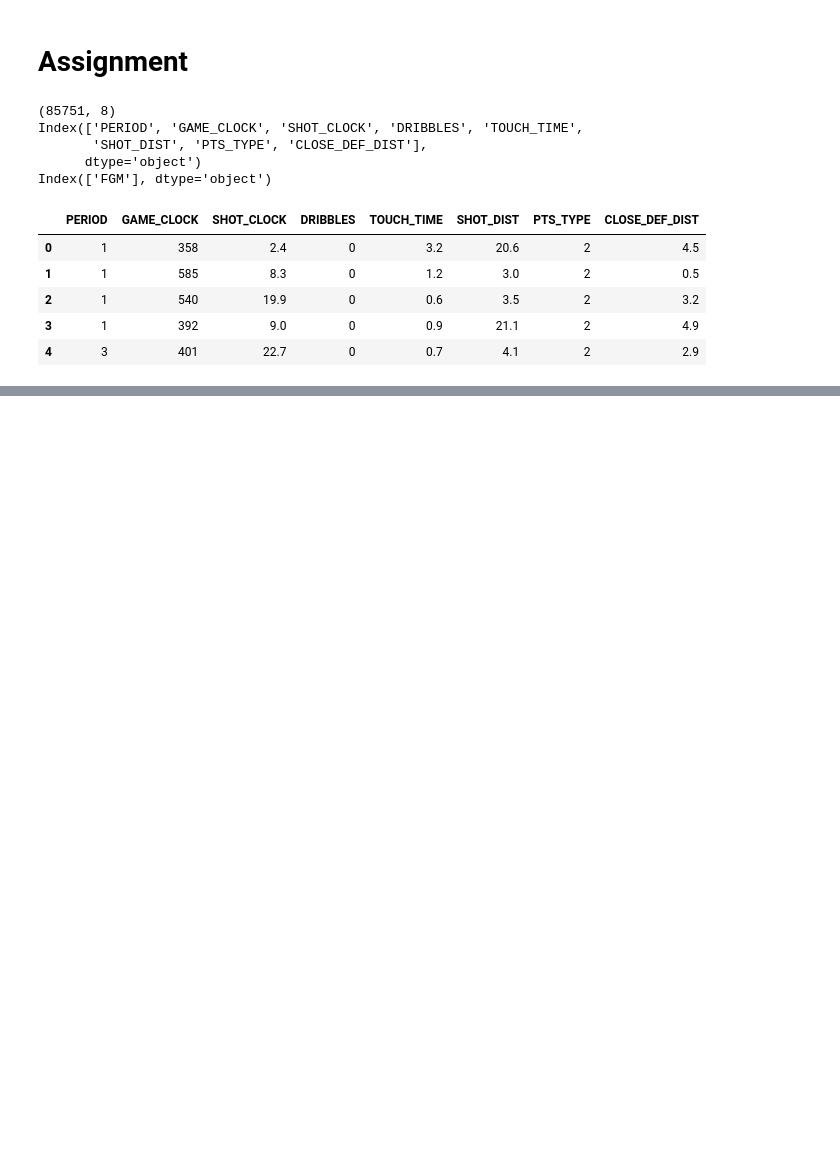
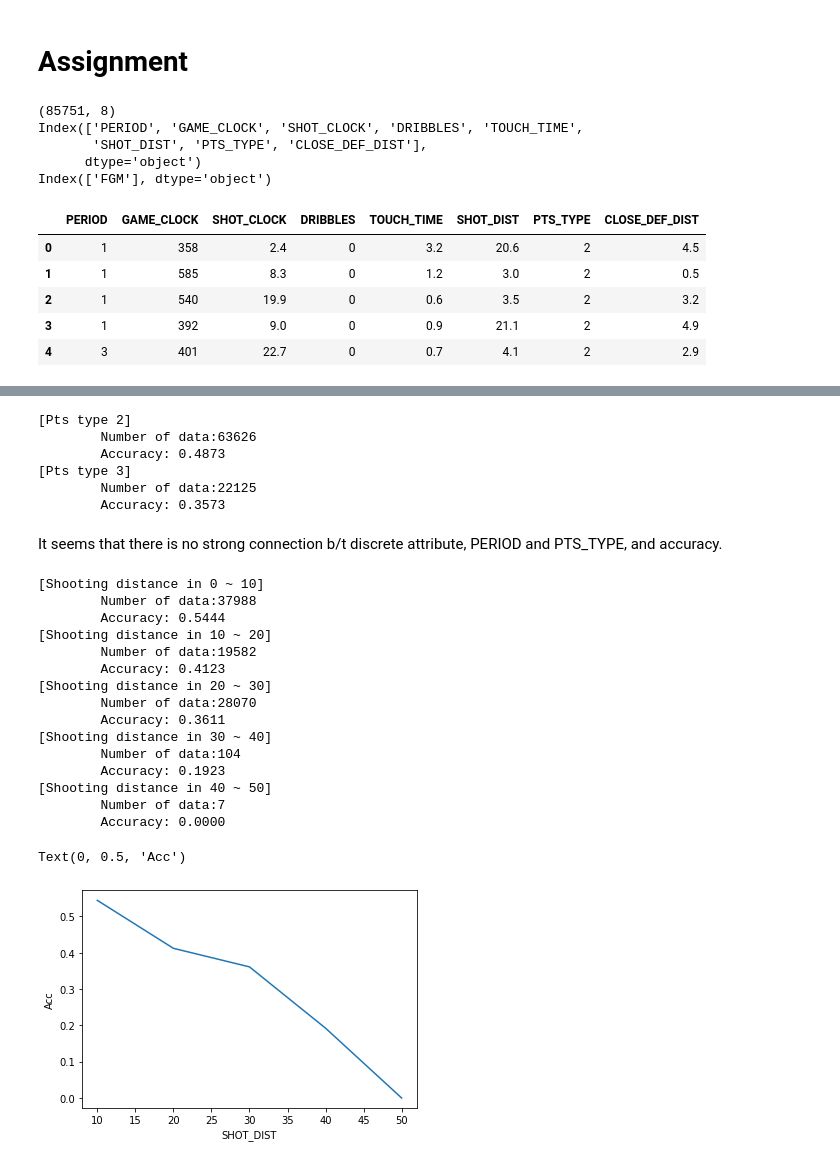
Before and after one commit to chengche6230/Deep-Learning-Course, a Jupyter notebook: Lab05/Lab05_110065512.ipynb, the cells around one changed output, grey strips where cells are left out. Drawn from its saved outputs; the diff is of its cells as text; code cells hidden in the pictures; blank space fills up the shorter version.

```diff
--- a/Lab05/Lab05_110065512.ipynb
+++ b/Lab05/Lab05_110065512.ipynb
@@ -26,0 +75,8 @@ Index(['FGM'], dtype='object')
+# %%
+# Check the numerical relation b/t period and shooting accuracy
+
+for i in range(1, 8):
+    tmp = np.where(X['PERIOD']==i)
+    print(f"[Period {i}]")
+    print(f"\tNumber of data:{len(tmp[0])}")
+    print(f"\tAccuracy: {np.sum(y.values[tmp[0]])/len(tmp[0]):.4f}")
@@ -26,0 +101,49 @@ Index(['FGM'], dtype='object')
+# %%
+# Check the numerical relation b/t point type and shooting accuracy
+
+for i in range(2, 4):
+    tmp = np.where(X['PTS_TYPE']==i)
+    print(f"[Pts type {i}]")
+    print(f"\tNumber of data:{len(tmp[0])}")
+    print(f"\tAccuracy: {np.sum(y.values[tmp[0]])/len(tmp[0]):.4f}")
+# %% [output]
+[Pts type 2]
+        Number of data:63626
+        Accuracy: 0.4873
+[Pts type 3]
+        Number of data:22125
+        Accuracy: 0.3573
+# %% [markdown]
+It seems that there is no strong connection b/t discrete attribute, PERIOD and PTS_TYPE, and accuracy.
+# %%
+# Check the numerical relation b/t SHOT_DIST and acc.
+acc=[]
+
+for i in range(5):
+    tmp = np.where((X['SHOT_DIST'] >= 10 * i) & (X['SHOT_DIST'] < 10 * (i + 1)))
+    acc.append(np.sum(y.values[tmp[0]])/len(tmp[0]))
+    print(f"[Shooting distance in {10 * i} ~ {10 * (i + 1)}]")
+    print(f"\tNumber of data:{len(tmp[0])}")
+    print(f"\tAccuracy: {acc[len(acc)-1]:.4f}")
+
+plt.plot(range(10, 60, 10), acc)
+plt.xlabel("SHOT_DIST")
+plt.ylabel("Acc")
+# %% [output]
+[Shooting distance in 0 ~ 10]
+        Number of data:37988
+        Accuracy: 0.5444
+[Shooting distance in 10 ~ 20]
+        Number of data:19582
+        Accuracy: 0.4123
+[Shooting distance in 20 ~ 30]
+        Number of data:28070
+        Accuracy: 0.3611
+[Shooting distance in 30 ~ 40]
+        Number of data:104
+        Accuracy: 0.1923
+[Shooting distance in 40 ~ 50]
+        Number of data:7
+        Accuracy: 0.0000
+Text(0, 0.5, 'Acc')
+[figure, added]
```
Also changed, not shown: parts of 24 cells of this notebook, 1 other file.
